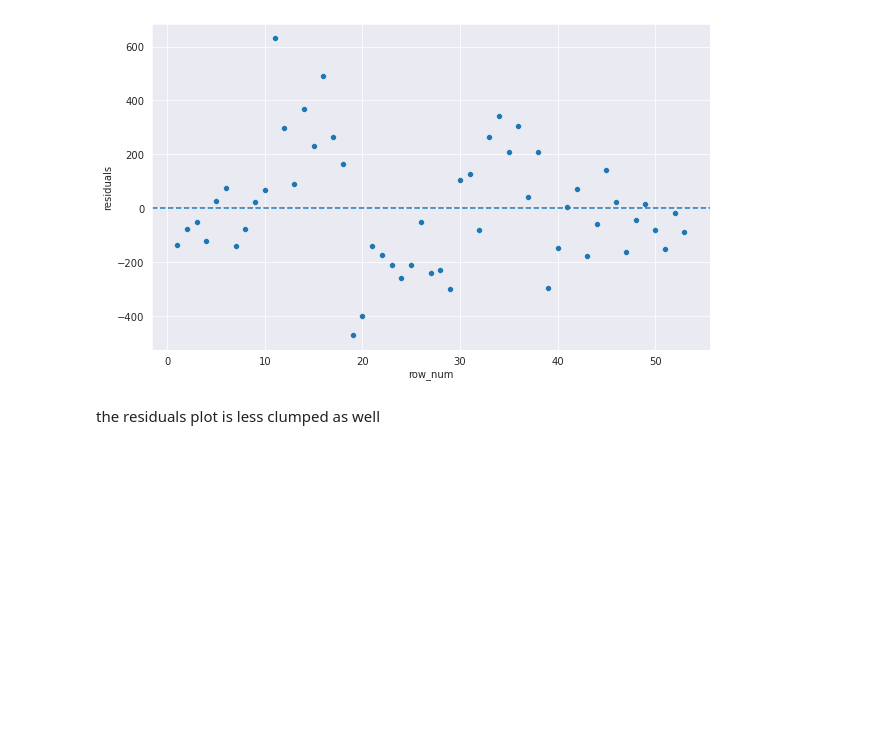
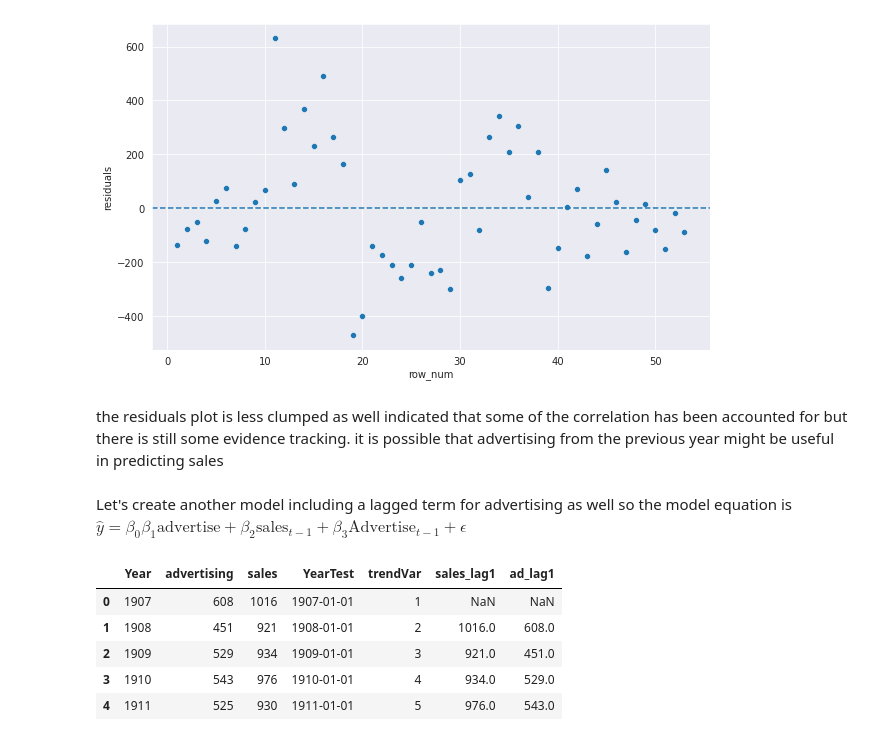
Before and after one commit to JESurzyn/time_series, a Jupyter notebook: TimeSeriesRegression.ipynb, the cells around one changed output. Cells and saved outputs as stored; diff of their text form; code cells hidden in the pictures; blank space fills up the shorter version.

```diff
--- a/TimeSeriesRegression.ipynb
+++ b/TimeSeriesRegression.ipynb
@@ -335,5 +335,19 @@ sns.scatterplot(x='row_num', y='residuals', data=residuals4)
 # %% [output]
 <AxesSubplot:xlabel='row_num', ylabel='residuals'>
 [figure]
-# %% [markdown]
-the residuals plot is less clumped as well
+# %% [markdown]
+the residuals plot is less clumped as well indicated that some of the correlation has been accounted for but there is still some evidence tracking.  it is possible that advertising from the previous year might be useful in predicting sales
+# %% [markdown]
+Let's create another model including a lagged term for advertising as well so the model equation is
+$\hat{y} = \beta_0 \beta_1\text{advertise} + \beta_2\text{sales}_{t-1} + \beta_3\text{Advertise}_{t-1} + \epsilon$
+# %%
+#creating lag variable on advertising
+pink['ad_lag1'] = pink.advertising.shift(1)
+pink.head()
+# %% [output]
+|  | Year | advertising | sales | YearTest | trendVar | sales_lag1 | ad_lag1 |
+| 0 | 1907 | 608 | 1016 | 1907-01-01 | 1 | NaN | NaN |
+| 1 | 1908 | 451 | 921 | 1908-01-01 | 2 | 1016.0 | 608.0 |
+| 2 | 1909 | 529 | 934 | 1909-01-01 | 3 | 921.0 | 451.0 |
+| 3 | 1910 | 543 | 976 | 1910-01-01 | 4 | 934.0 | 529.0 |
+| 4 | 1911 | 525 | 930 | 1911-01-01 | 5 | 976.0 | 543.0 |
```
Also changed, not shown: parts of 3 cells of this notebook.
